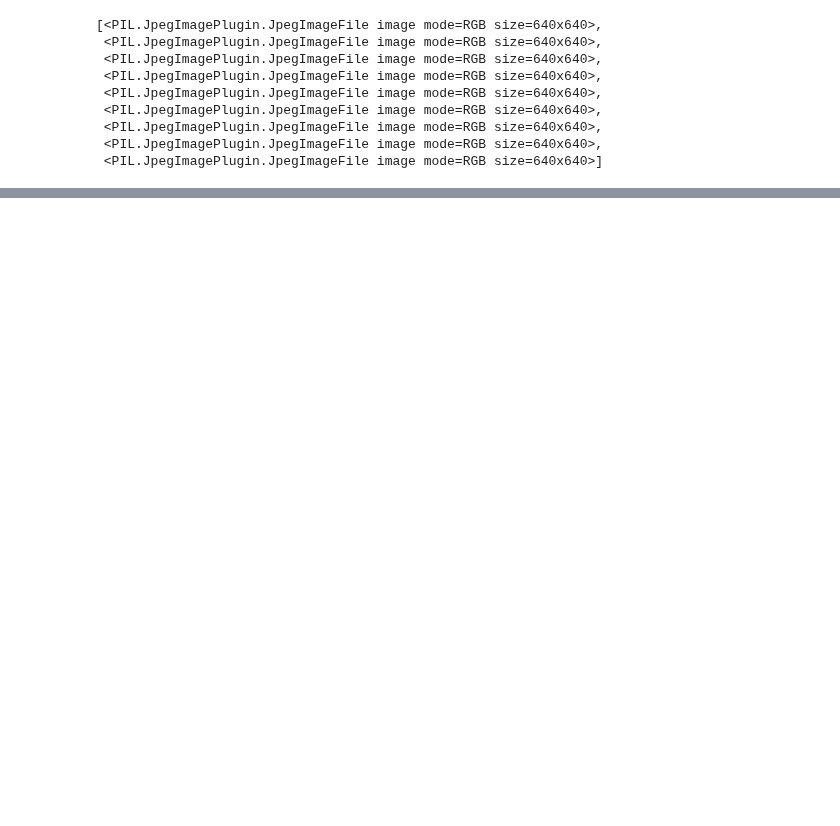
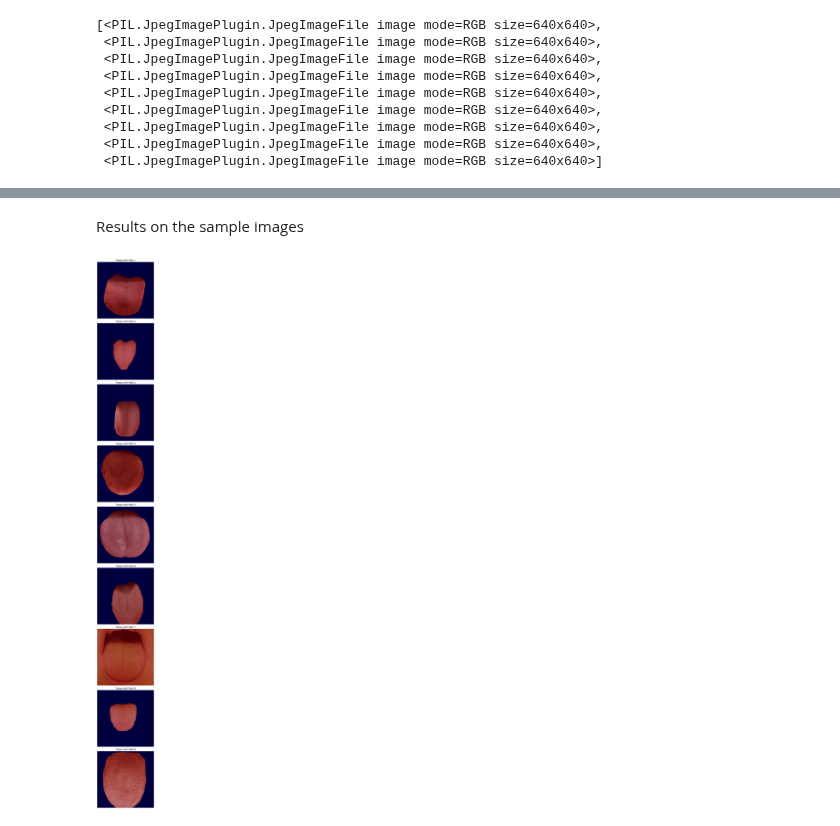
Before and after one commit to oyanchun/Synapxe-Tongue-Project, a Jupyter notebook: Data Manipulation/Segmentation/test_segmentation.ipynb, the cells around one changed output, grey strips where cells are left out. Cells and saved outputs as stored; diff of their text form; code cells hidden in the pictures; blank space fills up the shorter version.

Commit message:
update file to display processed images

```diff
--- a/Data Manipulation/Segmentation/test_segmentation.ipynb
+++ b/Data Manipulation/Segmentation/test_segmentation.ipynb
@@ -26,7 +46,7 @@ def find_tongue_center(image_path):
     2. Apply CLAHE to enhance image features
     3. Apply binary thresholding
     4. Look for contours in the thresholded image
-    5. Get the largest contour, then find its centroid by computing moments
+    5. Get the largest contour in terms of area, then find its centroid by computing moments
 
     Args:
         image_path (str): path to the image
@@ -147,6 +136,7 @@ def segment(image, center):
 
     Returns:
         segmented_image (np.array): image after performing segmentation and masking
+        mask_pil (np.array): image mask of the tongue
     '''
     image_np = np.array(image)
 
@@ -161,7 +151,7 @@ def segment(image, center):
     rgb_mask = np.repeat(binary_mask[:, :, np.newaxis], 3, axis=2)
     segmented_image = image_np * rgb_mask
 
-    return segmented_image
+    return segmented_image, mask_pil
 # %%
 # read images into a list of images
 im_lst = []
@@ -181,3 +171,11 @@ im_lst
  <PIL.JpegImagePlugin.JpegImageFile image mode=RGB size=640x640>,
  <PIL.JpegImagePlugin.JpegImageFile image mode=RGB size=640x640>,
  <PIL.JpegImagePlugin.JpegImageFile image mode=RGB size=640x640>]
+# %%
+segmented_images = []
+masks = []
+
+for i in range(len(im_lst)):
+  segmented, mask = segment(im_lst[i], coords[i])
+  segmented_images.append(segmented)
+  masks.append(mask)
@@ -183,0 +200,19 @@ im_lst
+# %% [markdown]
+Results on the sample images
+# %%
+fig, axes = plt.subplots(len(segmented_images), 1, figsize=(10, len(segmented_images) * 5))
+
+for i, (image, mask) in enumerate(zip(segmented_images, masks)):
+    # Plot the original image
+    axes[i].imshow(image, cmap='gray')
+
+    # Overlay the mask on top of the image
+    axes[i].imshow(mask, cmap='jet', alpha=0.5)  # Overlay mask with transparency
+    # Formatting
+    axes[i].axis('off')
+    axes[i].set_title(f'Tongue with Mask {i + 1}')
+
+plt.tight_layout()
+plt.show()
+# %% [output]
+[figure, added]
```
Also changed, not shown: parts of 6 cells of this notebook.
